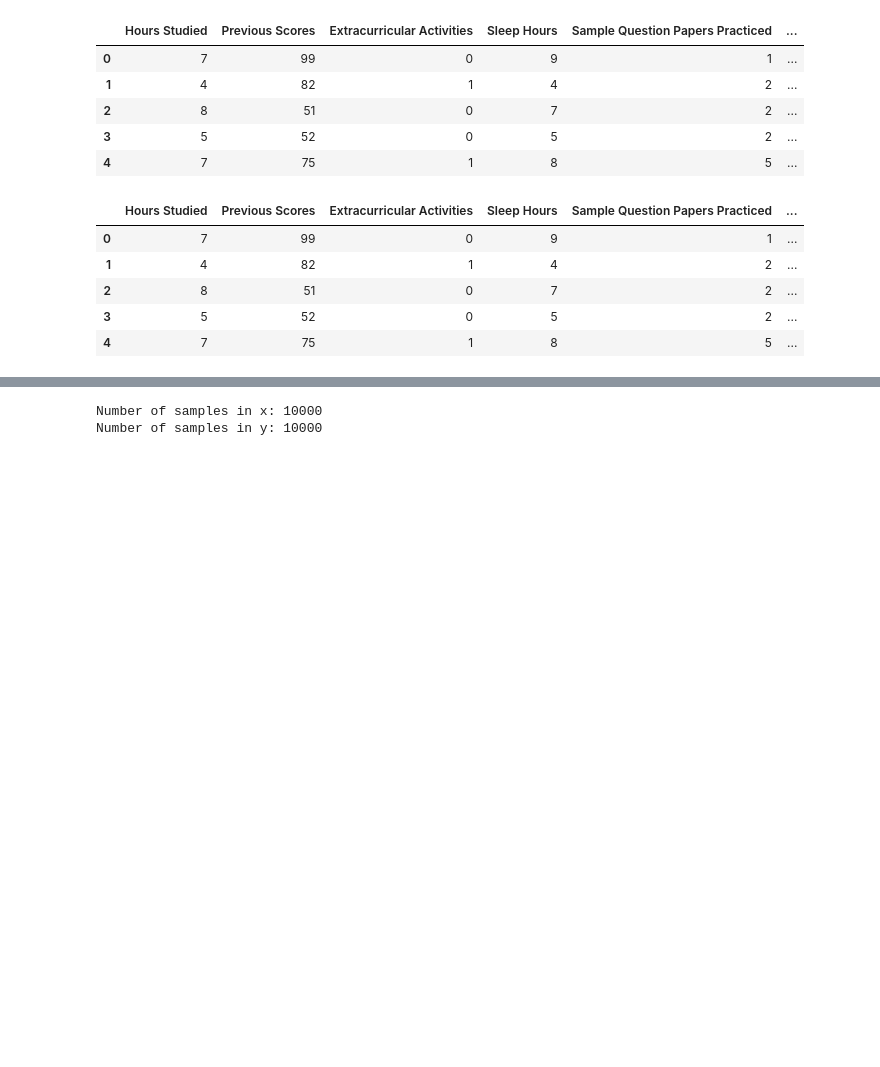
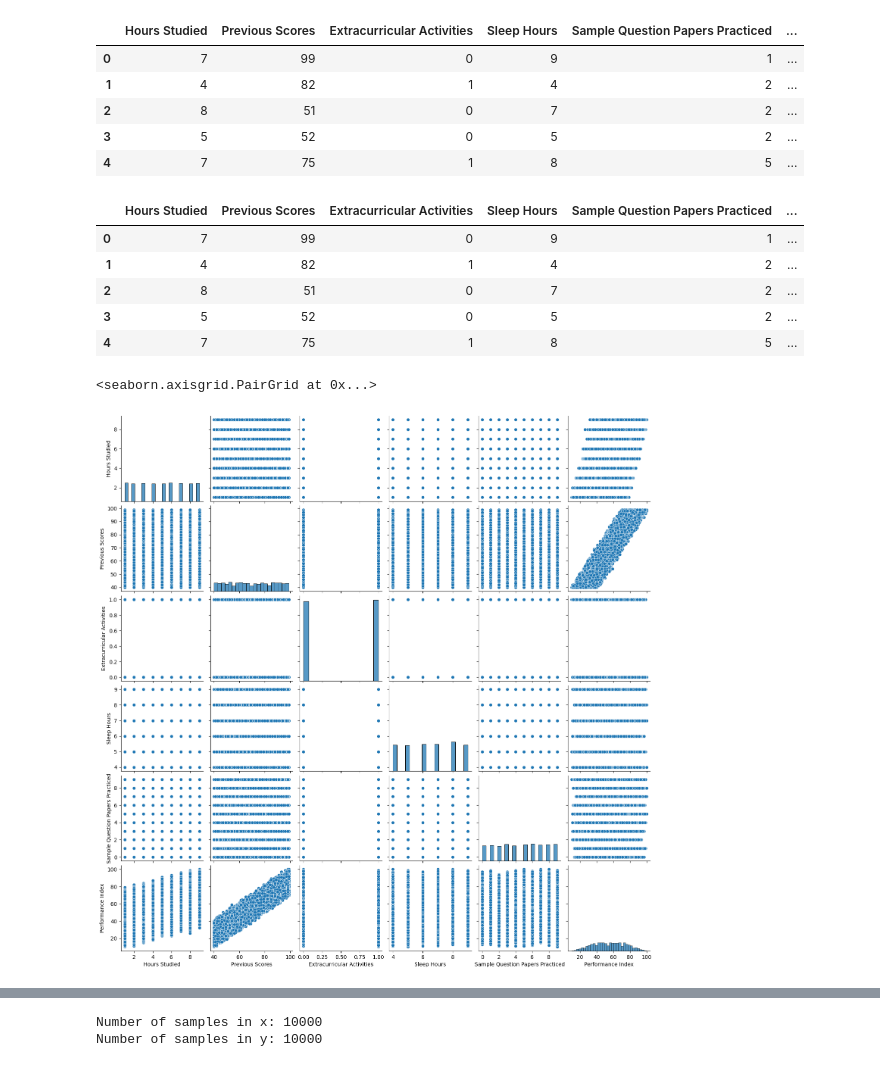
Before and after one commit to gideon-ogunbanjo/NN-Predict, a Jupyter notebook: Model/model.ipynb, the cells around one changed output, grey strips where cells are left out. Saved outputs shown, nothing was run; the diff lists cells and outputs as text; code cells hidden in the pictures; blank space fills up the shorter version.

```diff
--- a/Model/model.ipynb
+++ b/Model/model.ipynb
@@ -93,3 +101,8 @@ data.head()
 # %%
 x = data.iloc[:, :-1]
 y = data.iloc[:, -1]
+# %%
+sns.pairplot(data)
+# %% [output]
+<seaborn.axisgrid.PairGrid at 0x...>
+[figure, added]
```
Also changed, not shown: parts of 9 cells of this notebook.
